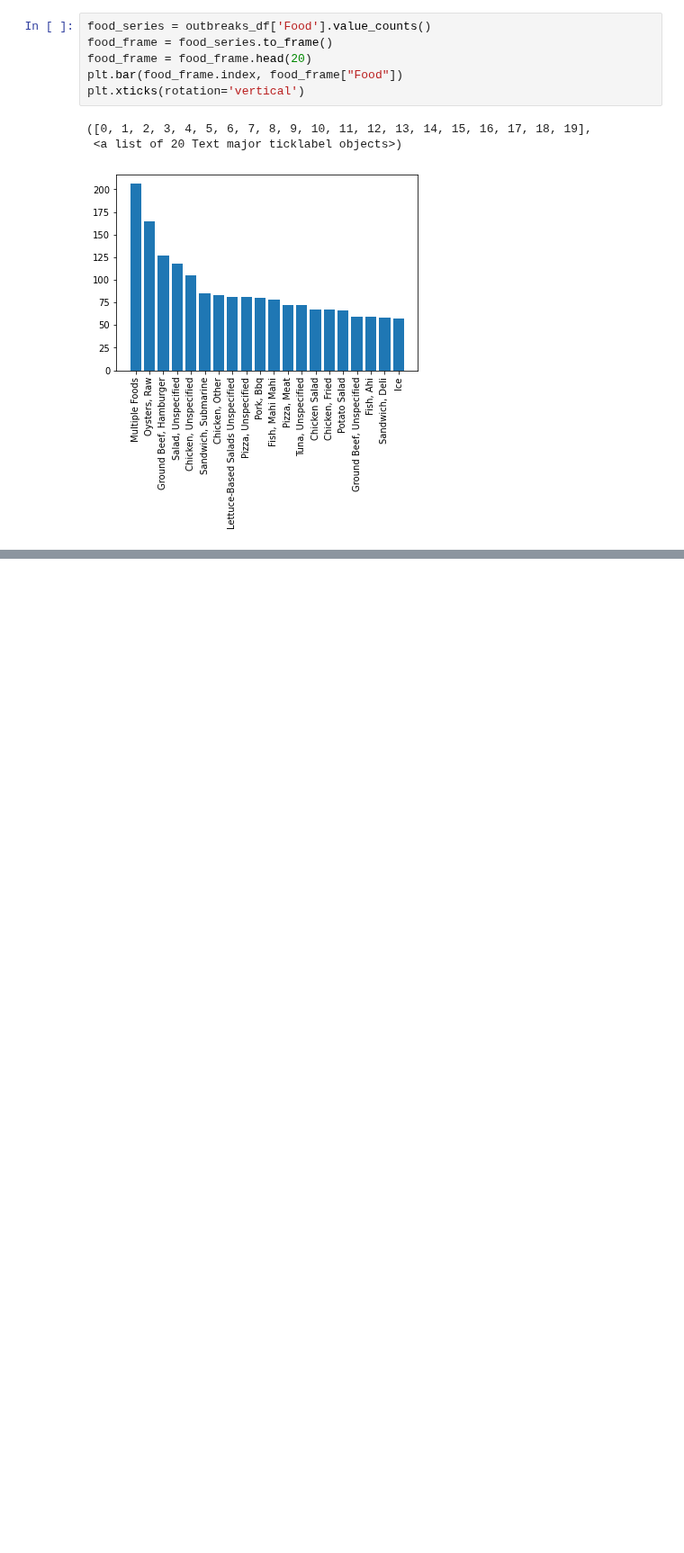
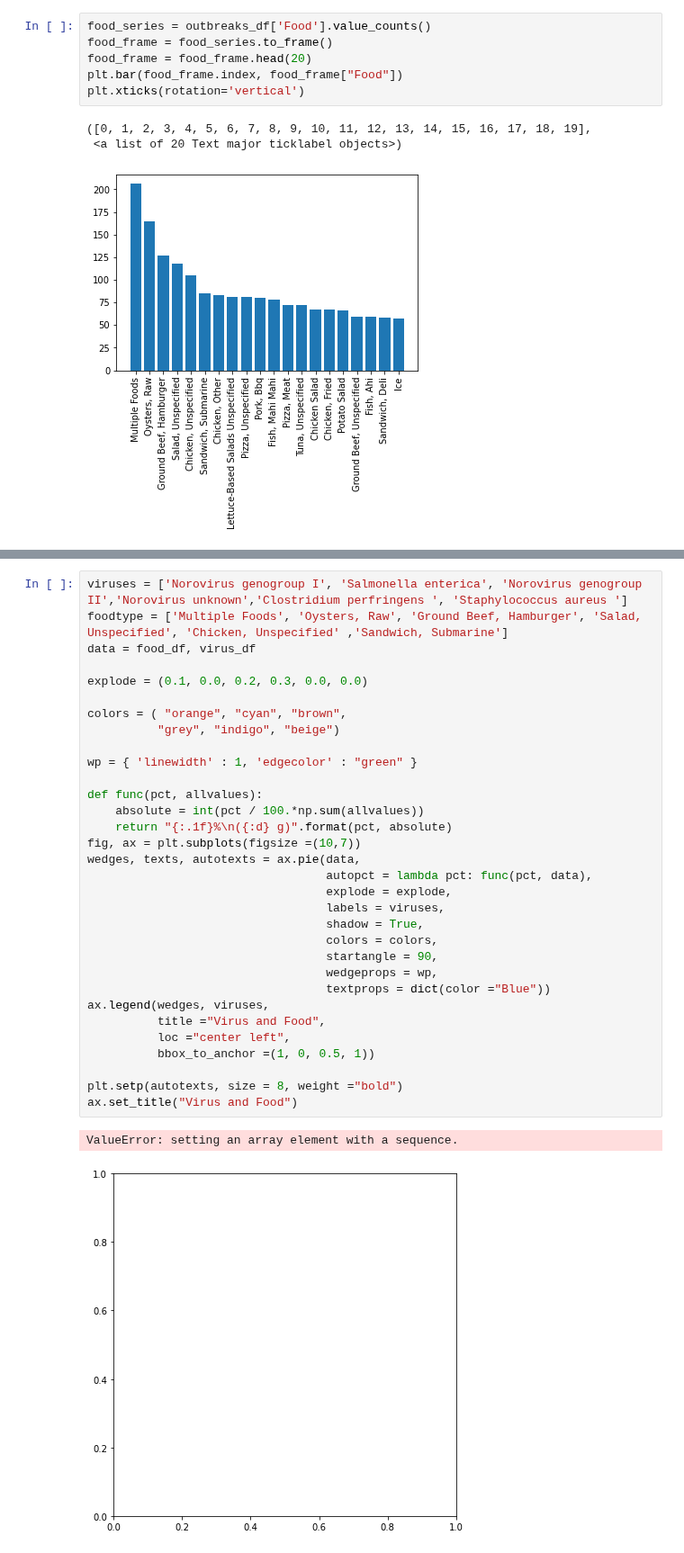
Before and after one commit to DINHC/foodborneillness, a Jupyter notebook: Foodborne_illness.ipynb, the cells around one changed output, grey strips where cells are left out. Shown at 90% size. Cells and saved outputs as stored; diff of their text form; blank space fills up the shorter version.

```diff
--- a/Foodborne_illness.ipynb
+++ b/Foodborne_illness.ipynb
@@ -155,0 +195,35 @@ plt.xticks(rotation='vertical')
+# %%
+viruses = ['Norovirus genogroup I', 'Salmonella enterica', 'Norovirus genogroup II','Norovirus unknown','Clostridium perfringens ', 'Staphylococcus aureus ']
+foodtype = ['Multiple Foods', 'Oysters, Raw', 'Ground Beef, Hamburger', 'Salad, Unspecified', 'Chicken, Unspecified' ,'Sandwich, Submarine']
+data = food_df, virus_df
+
+explode = (0.1, 0.0, 0.2, 0.3, 0.0, 0.0)
+
+colors = ( "orange", "cyan", "brown",
+          "grey", "indigo", "beige")
+
+wp = { 'linewidth' : 1, 'edgecolor' : "green" }
+
+def func(pct, allvalues):
+    absolute = int(pct / 100.*np.sum(allvalues))
+    return "{:.1f}%\n({:d} g)".format(pct, absolute)
+fig, ax = plt.subplots(figsize =(10,7))
+wedges, texts, autotexts = ax.pie(data,
+                                  autopct = lambda pct: func(pct, data),
+                                  explode = explode,
+                                  labels = viruses,
+                                  shadow = True,
+                                  colors = colors,
+                                  startangle = 90,
+                                  wedgeprops = wp,
+                                  textprops = dict(color ="Blue"))
+ax.legend(wedges, viruses,
+          title ="Virus and Food",
+          loc ="center left",
+          bbox_to_anchor =(1, 0, 0.5, 1))
+
+plt.setp(autotexts, size = 8, weight ="bold")
+ax.set_title("Virus and Food")
+# %% [output]
+ValueError: setting an array element with a sequence.
+[figure, added]
```
Also changed, not shown: parts of 2 cells of this notebook.
